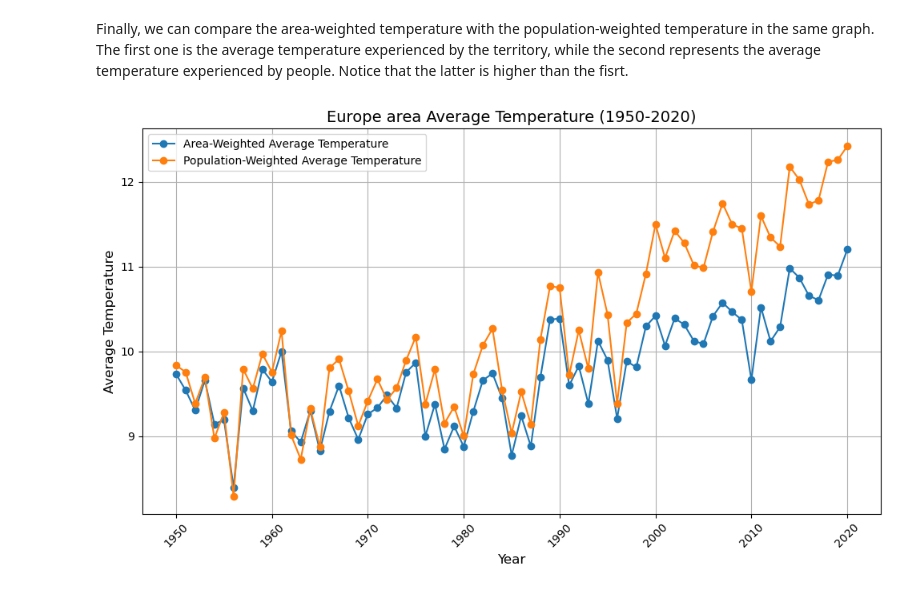
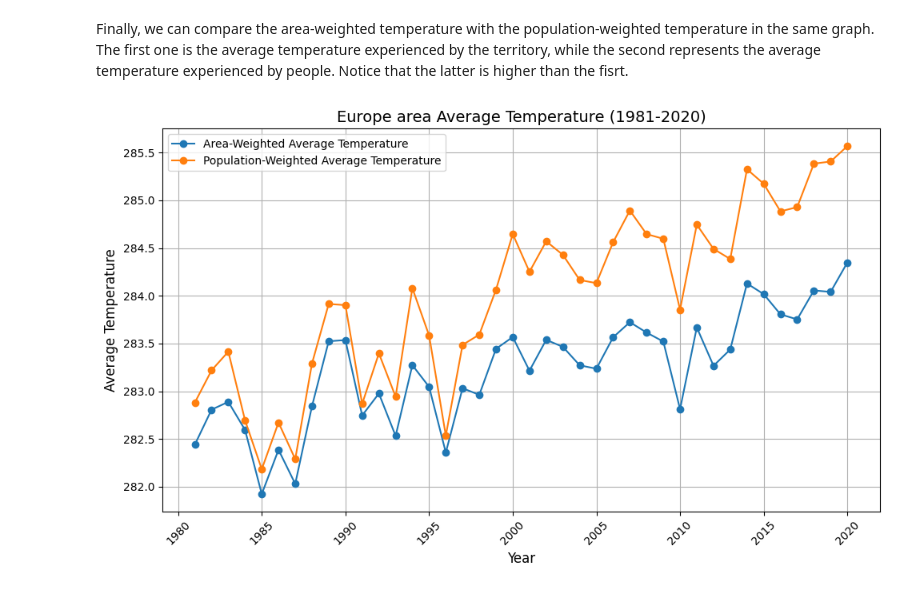
Before and after one commit to SercoSPA/DESP-UserWorkflowService-Templates, a Jupyter notebook: EarthDataHub/tutorial-population-weighted-temperature.ipynb, the cells around one changed output. Cells and saved outputs as stored; diff of their text form; code cells hidden in the pictures.

```diff
--- a/EarthDataHub/tutorial-population-weighted-temperature.ipynb
+++ b/EarthDataHub/tutorial-population-weighted-temperature.ipynb
@@ -251,6 +250,4 @@ Data variables: (12/83)
 # %% [markdown]
 From the dataset we extract the 2 metre temperature:
 # %%
-t2m = era5_single_levels.t2m - 273.15 # to celsius
-t2m.attrs["units"] = "°C"
-t2m
+t2m = era5_single_levels.t2m
@@ -317,5 +288,5 @@ Also, we perform a geographical selection corresponding to continental Europe an
 # %%
 t2m_europe = t2m.sel(latitude=slice(71, 36), longitude=slice(-10,35))
-t2m_europe_1950_2020 = t2m_europe.sel(valid_time=slice("1950", "2020"))
-t2m_europe_1950_2020
+t2m_europe_1981_2020 = t2m_europe.sel(valid_time=slice("1981", "2020"))
+t2m_europe_1981_2020
 # %% [output]
@@ -361,6 +330,6 @@ This amount of data could be easily downloaded from Earth Data Hub, thanks to da
 
 We compute the annual average of the 2 metre temperature:
 # %%
-t2m_europe_yearly_mean = t2m_europe_1950_2020.resample(valid_time="YS").mean()
+t2m_europe_yearly_mean = t2m_europe_1981_2020.resample(valid_time="YS").mean()
 t2m_europe_yearly_mean
 # %% [output]
@@ -444,16 +413,16 @@ Finally, we can compare the area-weighted temperature with the population-weight
 # %%
 import matplotlib.pyplot as plt
 
 plt.figure(figsize=(10, 6))
 plt.plot(t2m_europe_yearly_mean_area_weighted.valid_time.dt.year, t2m_europe_yearly_mean_area_weighted, marker='o', label='Area-Weighted Average Temperature')
 plt.plot(t2m_europe_yearly_mean_population_weighted.year, t2m_europe_yearly_mean_population_weighted, marker='o', label='Population-Weighted Average Temperature')
 plt.legend()
-plt.title("Europe area Average Temperature (1950-2020)", fontsize=14)
+plt.title("Europe area Average Temperature (1981-2020)", fontsize=14)
 plt.xlabel("Year", fontsize=12)
 plt.ylabel("Average Temperature", fontsize=12)
 plt.grid(True)
 plt.xticks(rotation=45)
 plt.tight_layout()
 plt.show()
 # %% [output]
-[figure, old version]
+[figure, new version]
```
Also changed, not shown: parts of 17 cells of this notebook, 5 other files.
